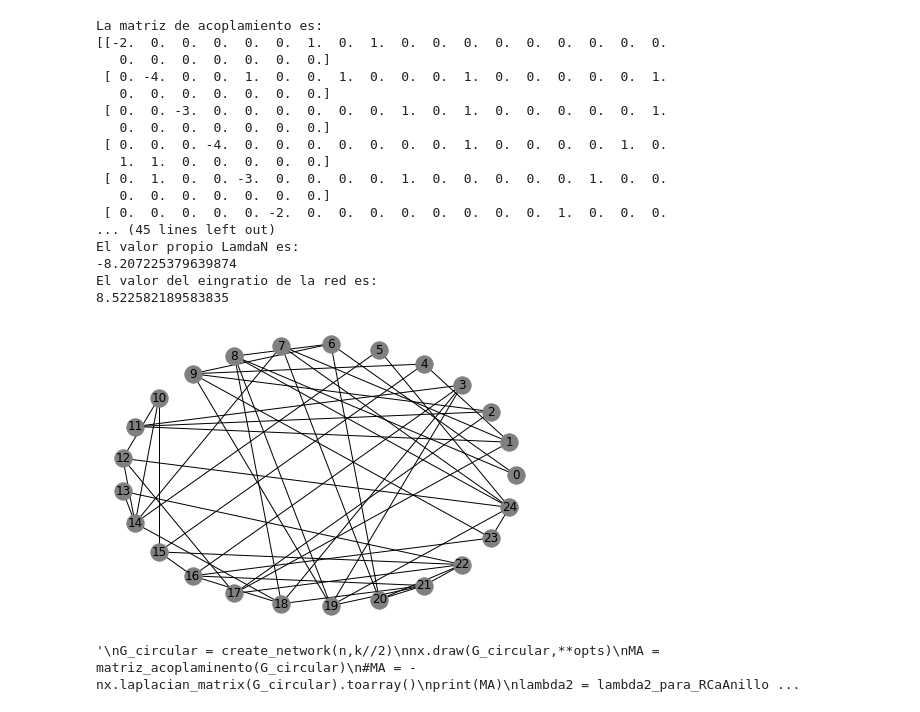
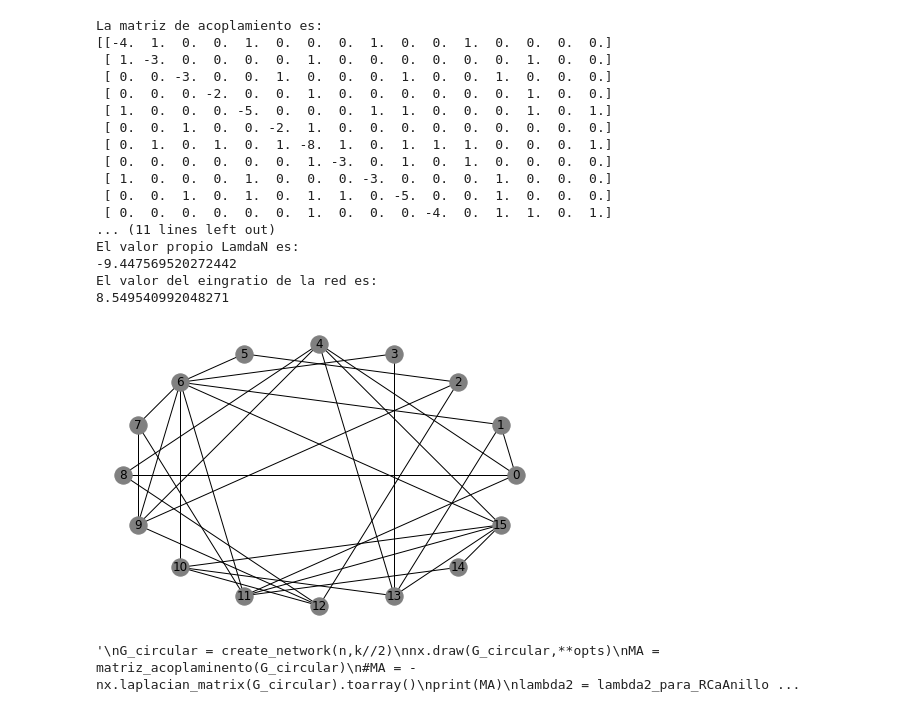
Before and after one commit to ErnestoCisnero/Probando-NetworkX-Tesis-Maestria, a Jupyter notebook: watts-strogatz.ipynb, the cells around one changed output. Drawn from its saved outputs; the diff is of its cells as text; code cells hidden in the pictures.

```diff
--- a/watts-strogatz.ipynb
+++ b/watts-strogatz.ipynb
@@ -43,55 +43,55 @@ def create_network(n, k):
     return G
 # %%
 #Parametros de configuracion de la red.
-n, k, p = 25, 2, 0.9
+n, k, p = 16, 2, 1
 #Modifica la red a partir del algoritmo de Watts - Strogatz
 G = nx.watts_strogatz_graph(n, 2*k, p)
 nx.draw_circular(G,**opts)
 ma = matriz_acoplaminento(G)
 
 print("La matriz de acoplamiento es:")
 print(ma)
 
 #Exporta la matriz de acoplamiento a matlab
 scipy.io.savemat('c:/Users/Administrador/Documents/1MyStuffs/Master_FIME/TESIS/codigos/osciladores-Matlab/MatAcop.mat', mdict={'arr': ma})
 #---------
 
 print("El coeficiente de agrupamiento promedio es:",nx.average_clustering(G))
 print("El promedio del camino mas corto es:",nx.average_shortest_path_length(G))
 
 #Calculo de los valores propios de la matriz de acoplamiento
 vp = np.linalg.eigvals(ma)
 vp = sorted(vp,reverse=True)
 print("Los valores propios son:")
 print(vp)
 print("El valor propio Lamda2 es:")
 print(vp[1])
 print("El valor propio LamdaN es:")
 print(vp[n-1])
 
 #Calculo del metodo eingratio para sincronizabilidad
 eingratio = vp[n-1]/vp[1]
 print("El valor del eingratio de la red es:")
 print(eingratio)
 # %% [output]
 La matriz de acoplamiento es:
-[[-2.  0.  0.  0.  0.  0.  1.  0.  1.  0.  0.  0.  0.  0.  0.  0.  0.  0.
-   0.  0.  0.  0.  0.  0.  0.]
- [ 0. -4.  0.  0.  1.  0.  0.  1.  0.  0.  0.  1.  0.  0.  0.  0.  0.  1.
-   0.  0.  0.  0.  0.  0.  0.]
- [ 0.  0. -3.  0.  0.  0.  0.  0.  0.  1.  0.  1.  0.  0.  0.  0.  0.  1.
-   0.  0.  0.  0.  0.  0.  0.]
- [ 0.  0.  0. -4.  0.  0.  0.  0.  0.  0.  0.  1.  0.  0.  0.  0.  1.  0.
-   1.  1.  0.  0.  0.  0.  0.]
- [ 0.  1.  0.  0. -3.  0.  0.  0.  0.  1.  0.  0.  0.  0.  0.  1.  0.  0.
-   0.  0.  0.  0.  0.  0.  0.]
- [ 0.  0.  0.  0.  0. -2.  0.  0.  0.  0.  0.  0.  0.  0.  1.  0.  0.  0.
-... (45 lines left out)
+[[-4.  1.  0.  0.  1.  0.  0.  0.  1.  0.  0.  1.  0.  0.  0.  0.]
+ [ 1. -3.  0.  0.  0.  0.  1.  0.  0.  0.  0.  0.  0.  1.  0.  0.]
+ [ 0.  0. -3.  0.  0.  1.  0.  0.  0.  1.  0.  0.  1.  0.  0.  0.]
+ [ 0.  0.  0. -2.  0.  0.  1.  0.  0.  0.  0.  0.  0.  1.  0.  0.]
+ [ 1.  0.  0.  0. -5.  0.  0.  0.  1.  1.  0.  0.  0.  1.  0.  1.]
+ [ 0.  0.  1.  0.  0. -2.  1.  0.  0.  0.  0.  0.  0.  0.  0.  0.]
+ [ 0.  1.  0.  1.  0.  1. -8.  1.  0.  1.  1.  1.  0.  0.  0.  1.]
+ [ 0.  0.  0.  0.  0.  0.  1. -3.  0.  1.  0.  1.  0.  0.  0.  0.]
+ [ 1.  0.  0.  0.  1.  0.  0.  0. -3.  0.  0.  0.  1.  0.  0.  0.]
+ [ 0.  0.  1.  0.  1.  0.  1.  1.  0. -5.  0.  0.  1.  0.  0.  0.]
+ [ 0.  0.  0.  0.  0.  0.  1.  0.  0.  0. -4.  0.  1.  1.  0.  1.]
+... (11 lines left out)
 El valor propio LamdaN es:
--8.207225379639874
+-9.447569520272442
 El valor del eingratio de la red es:
-8.522582189583835
+8.549540992048271
-[figure, old version]
+[figure, new version]
 # %%
 #Red Topologia regular con acopalmiento circular
 '''
```
Also changed, not shown: 3 other files.
